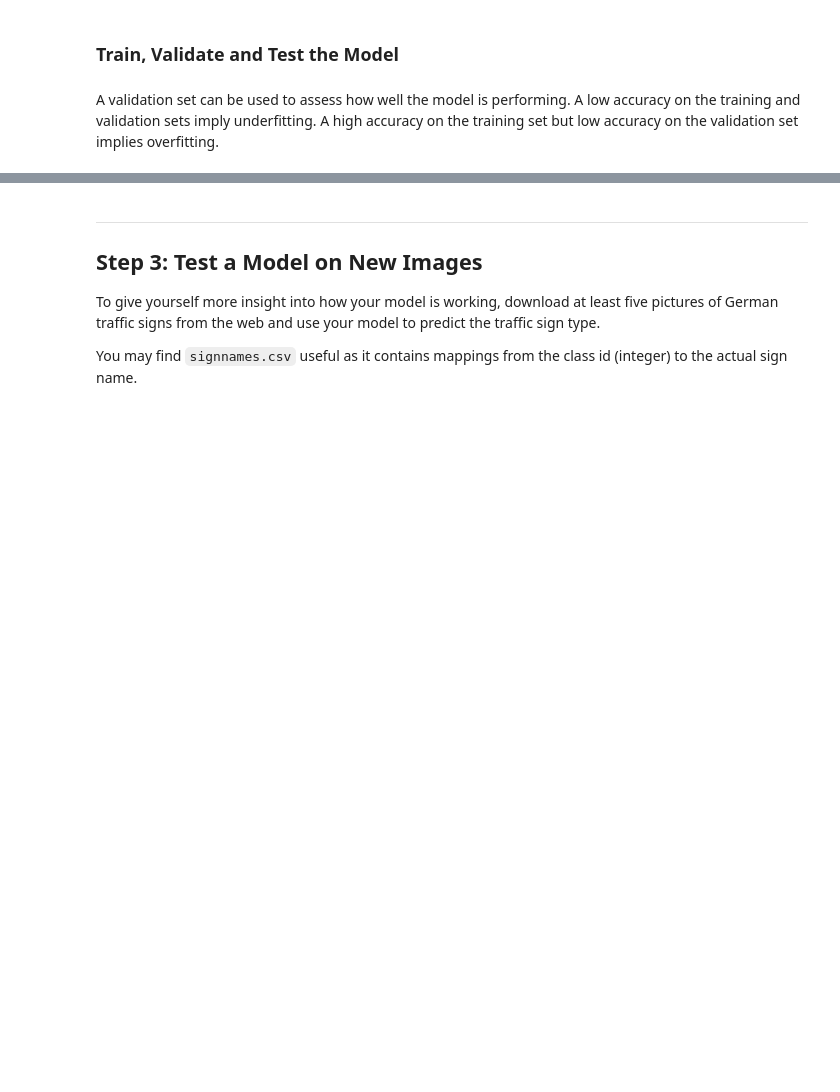
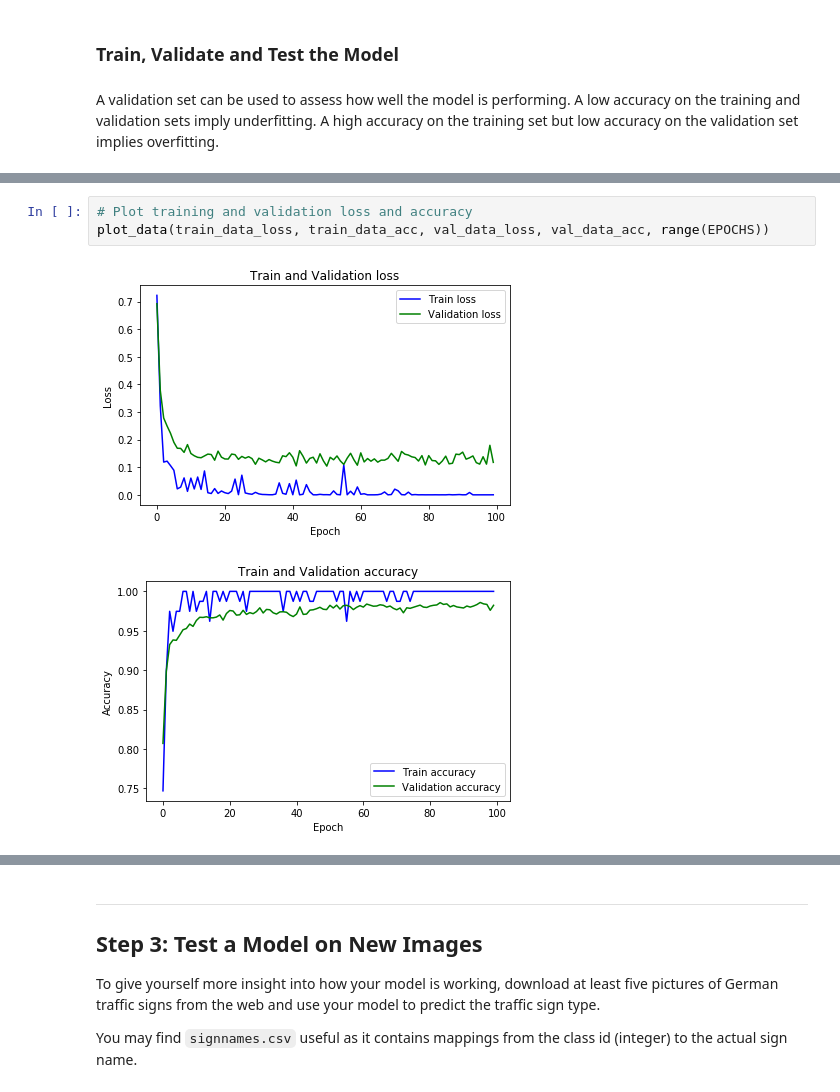
Before and after one commit to salvatorecampagna/CarND, a Jupyter notebook: term1/Traffic_Sign_Classifier/Traffic_Sign_Classifier.ipynb, the cells around one changed output, grey strips where cells are left out. Cells and saved outputs as stored; diff of their text form; blank space fills up the shorter version.

```diff
--- a/term1/Traffic_Sign_Classifier/Traffic_Sign_Classifier.ipynb
+++ b/term1/Traffic_Sign_Classifier/Traffic_Sign_Classifier.ipynb
@@ -551,3 +641,9 @@ Model saved to C:\Users\Salvatore\Documents\Udacity_Self_Drivig_Cars\udacity_car
+# %%
+# Plot training and validation loss and accuracy
+plot_data(train_data_loss, train_data_acc, val_data_loss, val_data_acc, range(EPOCHS))
+# %% [output]
+[figure, added]
+[figure, added]
 # %%
 # Evaluate the model on test set
 with tf.Session() as session:
```
Also changed, not shown: parts of 17 cells of this notebook, 7 other files.
